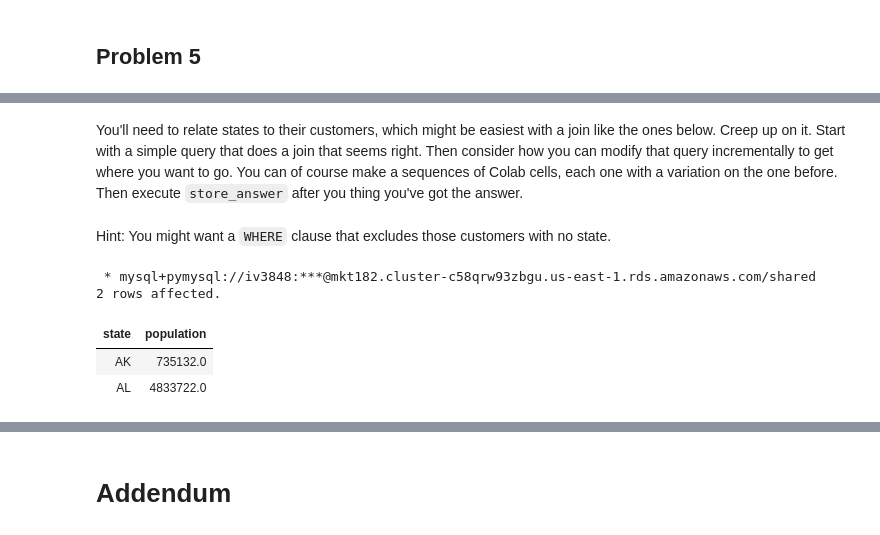
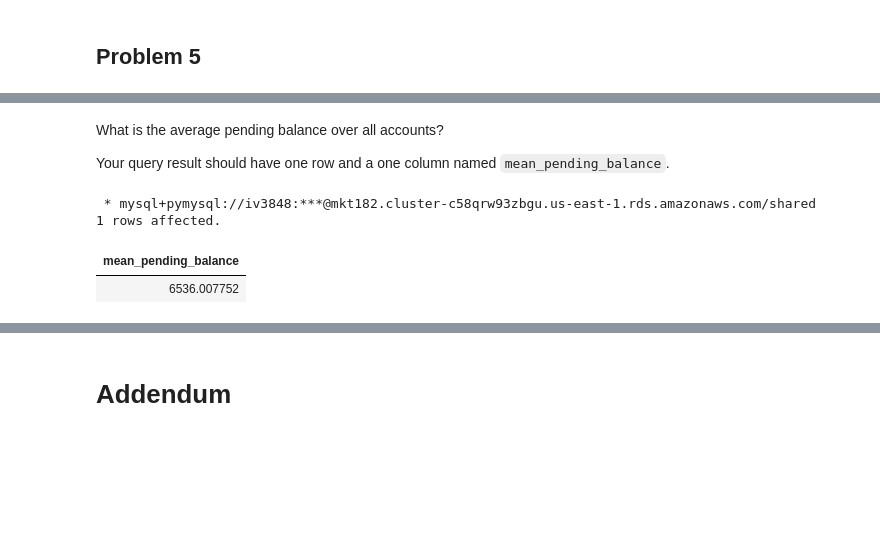
Before and after one commit to ishitavasishth/RealtimeDataSQL, a Jupyter notebook: SQLData_IshitaVasishth.ipynb, the cells around one changed output, grey strips where cells are left out. Drawn from its saved outputs; the diff is of its cells as text; code cells hidden in the pictures; blank space fills up the shorter version.

```diff
--- a/SQLData_IshitaVasishth.ipynb
+++ b/SQLData_IshitaVasishth.ipynb
@@ -456,15 +273,13 @@ Since we have so little data, the market penetrations will be tiny: always less
-# %% [markdown]
-You'll need to relate states to their customers, which might be easiest with a join like the ones below.  Creep up on it.  Start with a simple query that does a join that seems right.  Then consider how you can modify that query incrementally to get where you want to go. You can of course make a sequences of Colab cells, each one with a variation on the one before.  Then execute `store_answer` after you thing you've got the answer.
-# %% [markdown]
-Hint: You might want a `WHERE` clause that excludes those customers with no state.
+# %% [markdown]
+What is the average pending balance over all accounts?
+
+Your query result should have one row and a one column named `mean_pending_balance`.
 # %%
 %%sql
-select *
-from states
-limit 2;
+select avg(pending_balance) as mean_pending_balance
+from account;
 # %% [output]
  * mysql+pymysql://iv3848:***@mkt182.cluster-c58qrw93zbgu.us-east-1.rds.amazonaws.com/shared
-2 rows affected.
+1 rows affected.
-| state | population |
-| AK | 735132.0 |
-| AL | 4833722.0 |
+| mean_pending_balance |
+| 6536.007752 |
```
Also changed, not shown: parts of 99 cells of this notebook.
